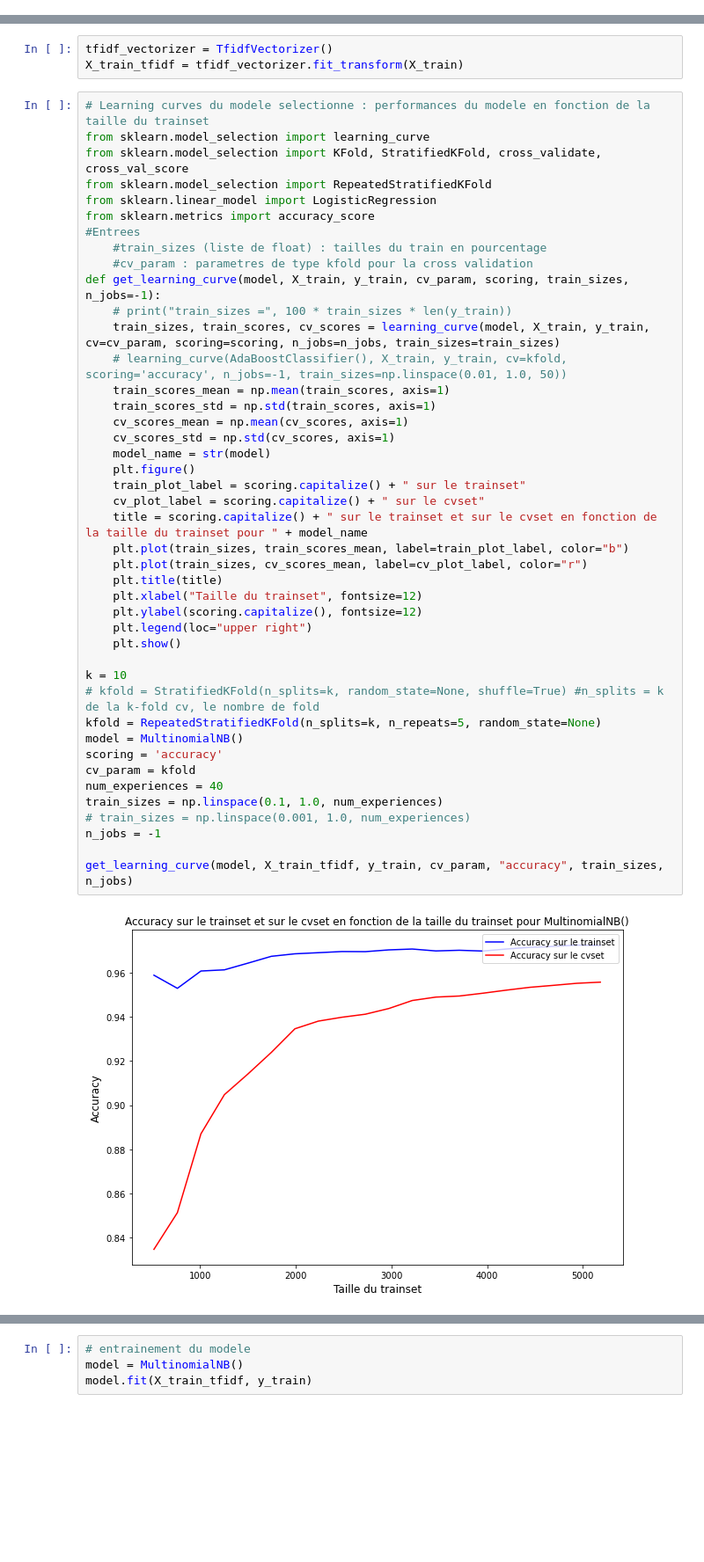
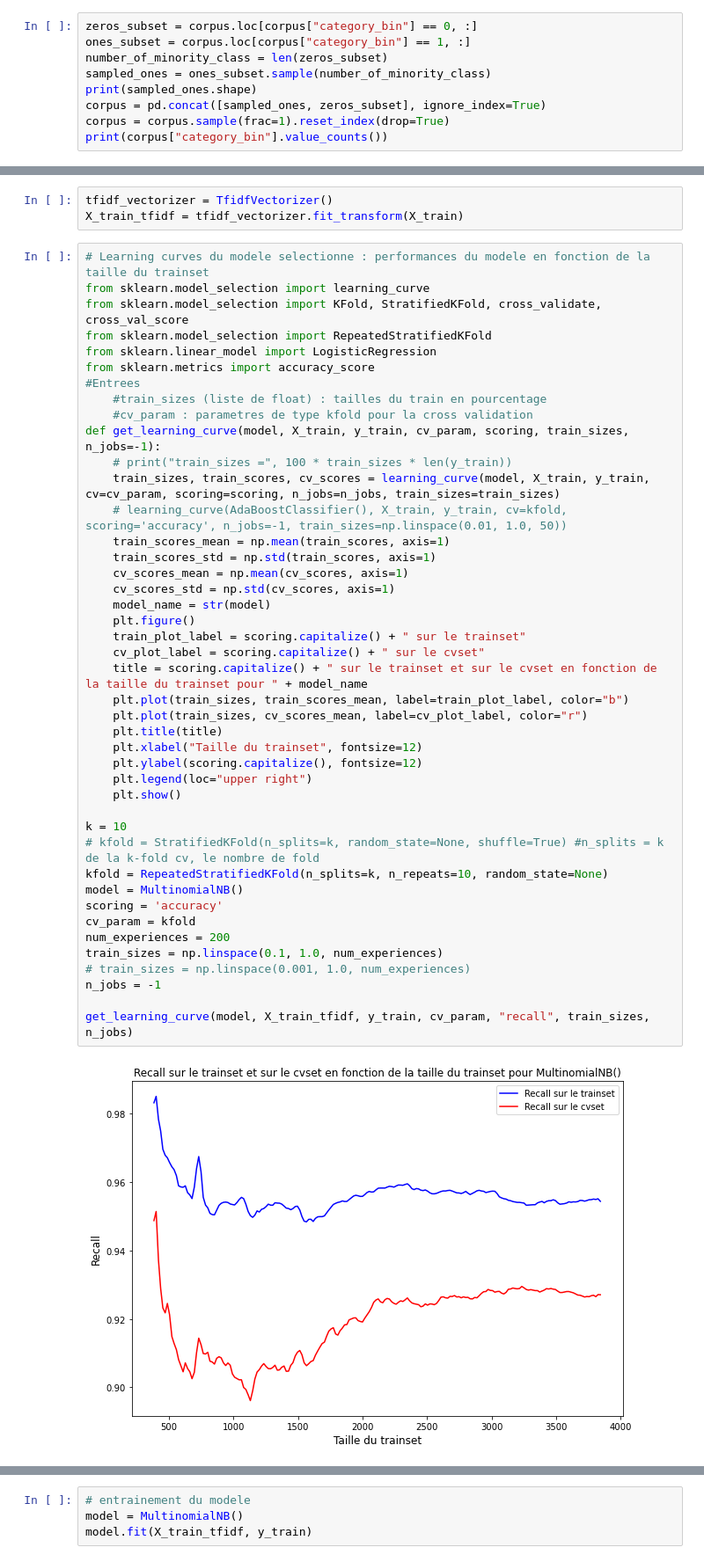
Before and after one commit to lolodino77/classification_texte_articles, a Jupyter notebook: 2_a_naive_bayes_classifier.ipynb, the cells around one changed output, grey strips where cells are left out. Shown: that part at 88% size. Drawn from its saved outputs; the diff is of its cells as text; blank space fills up the shorter version.

```diff
--- a/2_a_naive_bayes_classifier.ipynb
+++ b/2_a_naive_bayes_classifier.ipynb
@@ -44,0 +52,9 @@ corpus
+# %%
+zeros_subset = corpus.loc[corpus["category_bin"] == 0, :]
+ones_subset = corpus.loc[corpus["category_bin"] == 1, :]
+number_of_minority_class = len(zeros_subset)
+sampled_ones = ones_subset.sample(number_of_minority_class)
+print(sampled_ones.shape)
+corpus = pd.concat([sampled_ones, zeros_subset], ignore_index=True)
+corpus = corpus.sample(frac=1).reset_index(drop=True)
+print(corpus["category_bin"].value_counts())
@@ -64,34 +111,34 @@ def get_learning_curve(model, X_train, y_train, cv_param, scoring, train_sizes,
     # print("train_sizes =", 100 * train_sizes * len(y_train))
     train_sizes, train_scores, cv_scores = learning_curve(model, X_train, y_train, cv=cv_param, scoring=scoring, n_jobs=n_jobs, train_sizes=train_sizes)
     # learning_curve(AdaBoostClassifier(), X_train, y_train, cv=kfold, scoring='accuracy', n_jobs=-1, train_sizes=np.linspace(0.01, 1.0, 50))
     train_scores_mean = np.mean(train_scores, axis=1)
     train_scores_std = np.std(train_scores, axis=1)
     cv_scores_mean = np.mean(cv_scores, axis=1)
     cv_scores_std = np.std(cv_scores, axis=1)
     model_name = str(model)
     plt.figure()
     train_plot_label = scoring.capitalize() + " sur le trainset"
     cv_plot_label = scoring.capitalize() + " sur le cvset"
     title = scoring.capitalize() + " sur le trainset et sur le cvset en fonction de la taille du trainset pour " + model_name
     plt.plot(train_sizes, train_scores_mean, label=train_plot_label, color="b")
     plt.plot(train_sizes, cv_scores_mean, label=cv_plot_label, color="r")
     plt.title(title)
     plt.xlabel("Taille du trainset", fontsize=12)
     plt.ylabel(scoring.capitalize(), fontsize=12)
     plt.legend(loc="upper right")
     plt.show()
 
 k = 10
 # kfold = StratifiedKFold(n_splits=k, random_state=None, shuffle=True) #n_splits = k de la k-fold cv, le nombre de fold
-kfold = RepeatedStratifiedKFold(n_splits=k, n_repeats=5, random_state=None)
+kfold = RepeatedStratifiedKFold(n_splits=k, n_repeats=10, random_state=None)
 model = MultinomialNB()
 scoring = 'accuracy'
 cv_param = kfold
-num_experiences = 40
+num_experiences = 200
 train_sizes = np.linspace(0.1, 1.0, num_experiences)
 # train_sizes = np.linspace(0.001, 1.0, num_experiences)
 n_jobs = -1
 
-get_learning_curve(model, X_train_tfidf, y_train, cv_param, "accuracy", train_sizes, n_jobs)
+get_learning_curve(model, X_train_tfidf, y_train, cv_param, "recall", train_sizes, n_jobs)
 # %% [output]
-[figure, old version]
+[figure, new version]
```
Also changed, not shown: parts of 9 cells of this notebook, 3 other files.
